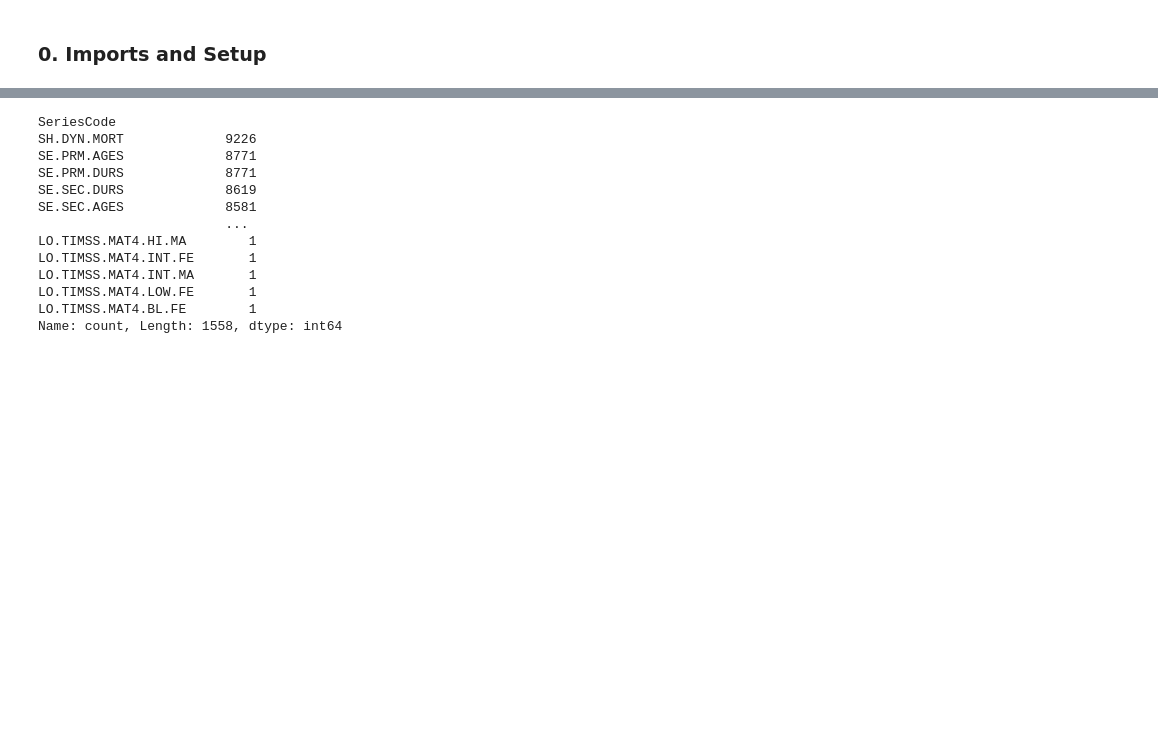
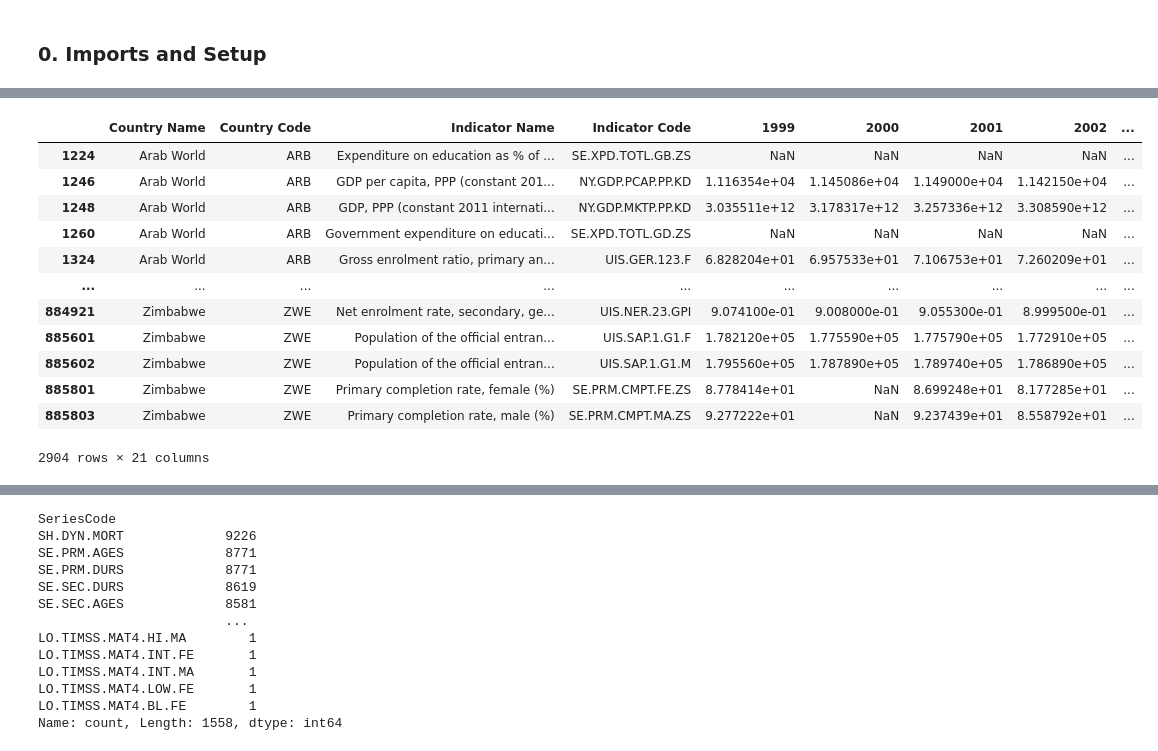
Before and after one commit to aKravtschenko/edstats-ml-analysis, a Jupyter notebook: global_education_economic_analysis.ipynb, the cells around one changed output, grey strips where cells are left out. Cells and saved outputs as stored; diff of their text form; code cells hidden in the pictures; blank space fills up the shorter version.

```diff
--- a/global_education_economic_analysis.ipynb
+++ b/global_education_economic_analysis.ipynb
@@ -27,0 +83,14 @@ df_series = pd.read_csv("./data/EdStatsSeries.csv")
+# %%
+selected_codes = [
+    "SE.XPD.TOTL.GD.ZS",
+    "SE.XPD.TOTL.GB.ZS",
+    "NY.GDP.MKTP.PP.KD",
+    "NY.GDP.PCAP.PP.KD",
+    "UIS.SAP.1.G1.M",
+    "UIS.SAP.1.G1.F",
+    "UIS.GER.123.F",
+    "UIS.GER.123.M",
+    "UIS.NER.1.GPI",
+    "UIS.NER.23.GPI",
+    "SE.PRM.CMPT.FE.ZS",
+    "SE.PRM.CMPT.MA.ZS"]
@@ -27,0 +142,17 @@ df_series = pd.read_csv("./data/EdStatsSeries.csv")
+# %%
+df_indicator_data = df_data.loc[(df_data["Indicator Code"].isin(selected_codes))]
+df_indicator_data
+# %% [output]
+|  | Country Name | Country Code | Indicator Name | Indicator Code | 1999 | 2000 | 2001 | 2002 | ... |
+| 1224 | Arab World | ARB | Expenditure on education as % of ... | SE.XPD.TOTL.GB.ZS | NaN | NaN | NaN | NaN | ... |
+| 1246 | Arab World | ARB | GDP per capita, PPP (constant 201... | NY.GDP.PCAP.PP.KD | 1.116354e+04 | 1.145086e+04 | 1.149000e+04 | 1.142150e+04 | ... |
+| 1248 | Arab World | ARB | GDP, PPP (constant 2011 internati... | NY.GDP.MKTP.PP.KD | 3.035511e+12 | 3.178317e+12 | 3.257336e+12 | 3.308590e+12 | ... |
+| 1260 | Arab World | ARB | Government expenditure on educati... | SE.XPD.TOTL.GD.ZS | NaN | NaN | NaN | NaN | ... |
+| 1324 | Arab World | ARB | Gross enrolment ratio, primary an... | UIS.GER.123.F | 6.828204e+01 | 6.957533e+01 | 7.106753e+01 | 7.260209e+01 | ... |
+| ... | ... | ... | ... | ... | ... | ... | ... | ... | ... |
+| 884921 | Zimbabwe | ZWE | Net enrolment rate, secondary, ge... | UIS.NER.23.GPI | 9.074100e-01 | 9.008000e-01 | 9.055300e-01 | 8.999500e-01 | ... |
+| 885601 | Zimbabwe | ZWE | Population of the official entran... | UIS.SAP.1.G1.F | 1.782120e+05 | 1.775590e+05 | 1.775790e+05 | 1.772910e+05 | ... |
+| 885602 | Zimbabwe | ZWE | Population of the official entran... | UIS.SAP.1.G1.M | 1.795560e+05 | 1.787890e+05 | 1.789740e+05 | 1.786890e+05 | ... |
+| 885801 | Zimbabwe | ZWE | Primary completion rate, female (%) | SE.PRM.CMPT.FE.ZS | 8.778414e+01 | NaN | 8.699248e+01 | 8.177285e+01 | ... |
+| 885803 | Zimbabwe | ZWE | Primary completion rate, male (%) | SE.PRM.CMPT.MA.ZS | 9.277222e+01 | NaN | 9.237439e+01 | 8.558792e+01 | ... |
+2904 rows × 21 columns
```
Also changed, not shown: parts of 31 cells of this notebook.
